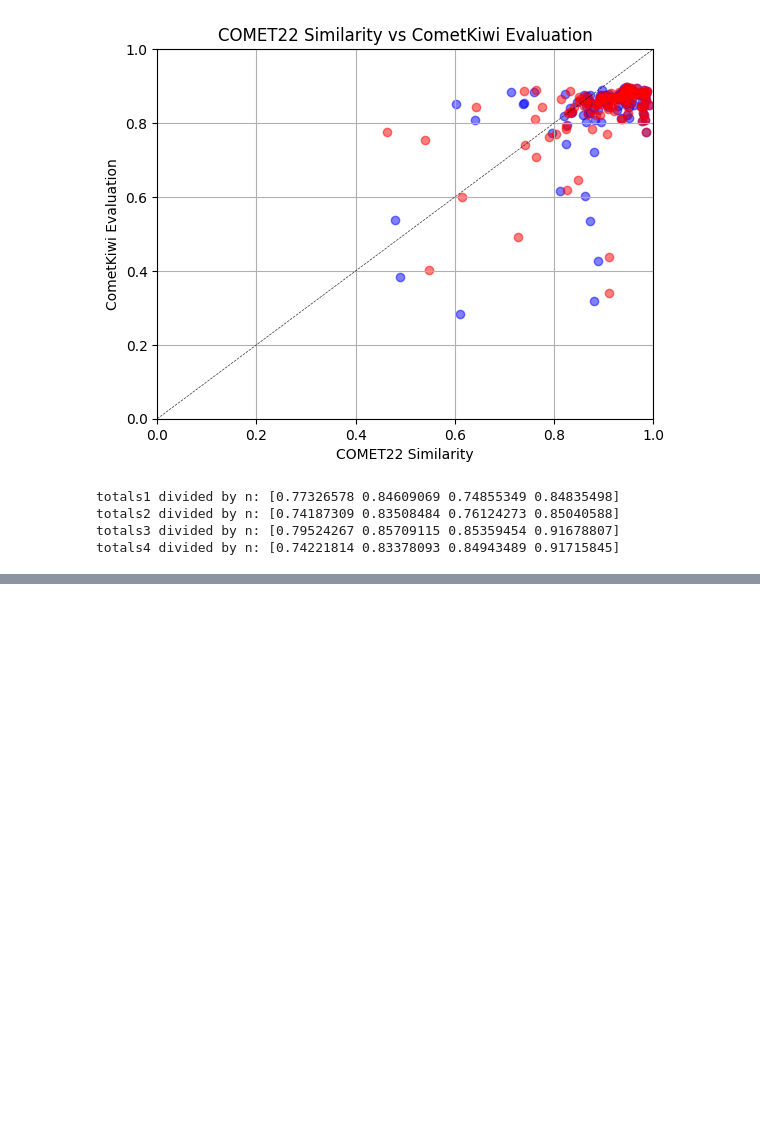
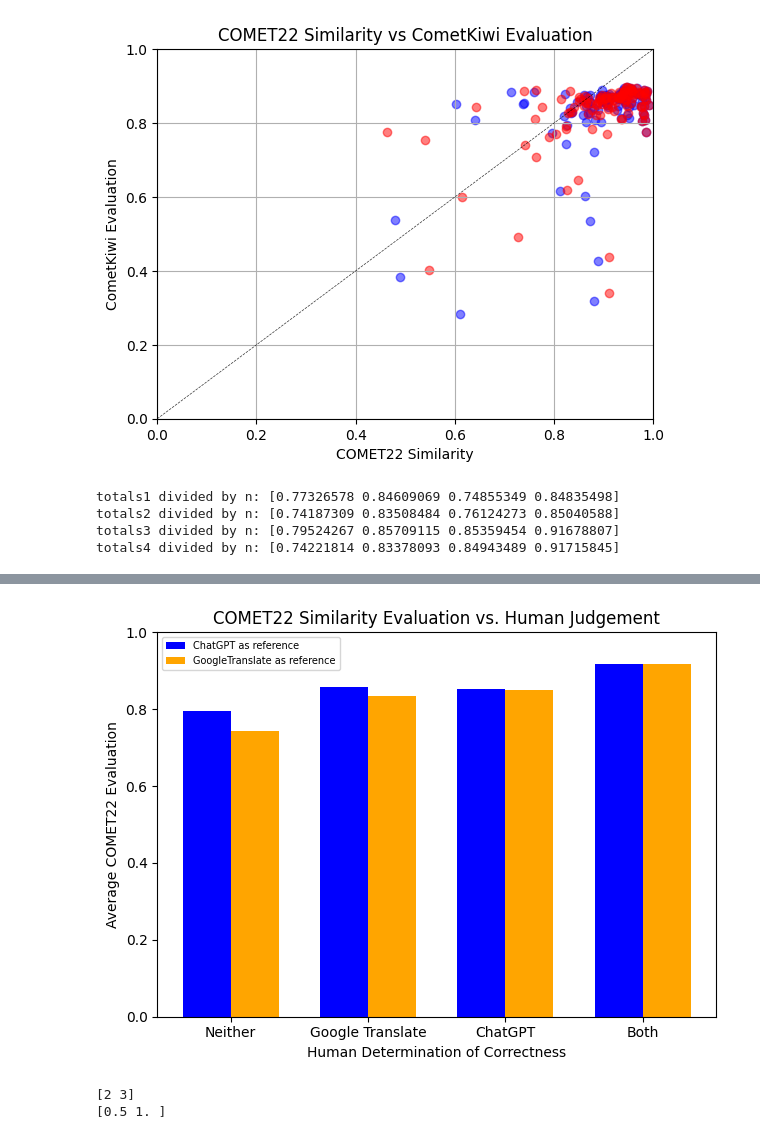
Before and after one commit to antoinevilain001/translation_thesis, a Jupyter notebook: translation_analysis/analysis1/analysis_app_data.ipynb, the cells around one changed output, grey strips where cells are left out. Saved outputs shown, nothing was run; the diff lists cells and outputs as text; code cells hidden in the pictures; blank space fills up the shorter version.

```diff
--- a/translation_analysis/analysis1/analysis_app_data.ipynb
+++ b/translation_analysis/analysis1/analysis_app_data.ipynb
@@ -672,0 +707,33 @@ totals4 divided by n: [0.74221814 0.83378093 0.84943489 0.91715845]
+# %%
+# Categories
+categories = ['Neither', 'Google Translate', 'ChatGPT', 'Both']
+
+# Set the width of the bars
+bar_width = 0.35
+
+# Positions of the bars on the x-axis
+index = np.arange(len(categories))
+
+# Create the bar plot
+fig, ax = plt.subplots()
+
+# Plot the bars for totals1 and totals2
+bar1 = ax.bar(index - bar_width/2, totals3_divided, bar_width, label='ChatGPT as reference', color='blue')
+bar2 = ax.bar(index + bar_width/2, totals4_divided, bar_width, label='GoogleTranslate as reference', color='orange')
+
+# Add labels, title, and customize the axes
+ax.set_xlabel('Human Determination of Correctness')
+ax.set_ylabel('Average COMET22 Evaluation')
+ax.set_title('COMET22 Similarity Evaluation vs. Human Judgement')
+ax.set_xticks(index)
+ax.set_xticklabels(categories)
+ax.legend(fontsize=7, loc='upper left')
+
+ax.set_ylim(0, 1)
+
+# Show the plot
+plt.tight_layout()
+plt.savefig('outputs/analysis_app_data/initial_bargraph2.png', dpi=300, bbox_inches='tight')
+plt.show()
+# %% [output]
+[figure, added]
@@ -672,0 +742,35 @@ totals4 divided by n: [0.74221814 0.83378093 0.84943489 0.91715845]
+# %%
+differences = []
+target_numeric = []
+value_assigned = []
+
+# Iterate through the numpy_array and model predictions
+for i in range(len(numpy_array)):
+    score_1 = outputs_array[i].scores[0]  # score from GoogleTranslate
+    score_2 = outputs_array[i].scores[1]  # score from ChatGPT
+
+    score_difference = score_1 - score_2
+
+    # Get the target value from the array (assumed to be 0, 1, 2, or 3)
+    target_value = int(numpy_array[i][5])
+
+    differences.append(score_difference)
+    target_numeric.append(target_value)
+
+    cur_val = 0
+    if (target_value == 1 or target_value == 2):
+        cur_val = 0.5
+    elif (target_value == 3):
+        cur_val = 1
+    value_assigned.append(cur_val)
+
+# Convert lists to numpy arrays
+differences = np.array(differences)
+target_numeric = np.array(target_numeric)
+value_assigned = np.array(value_assigned)
+
+print(target_numeric[:2])
+print(value_assigned[:2])
+# %% [output]
+[2 3]
+[0.5 1. ]
```
Also changed, not shown: parts of 3 cells of this notebook, 7 other files.
